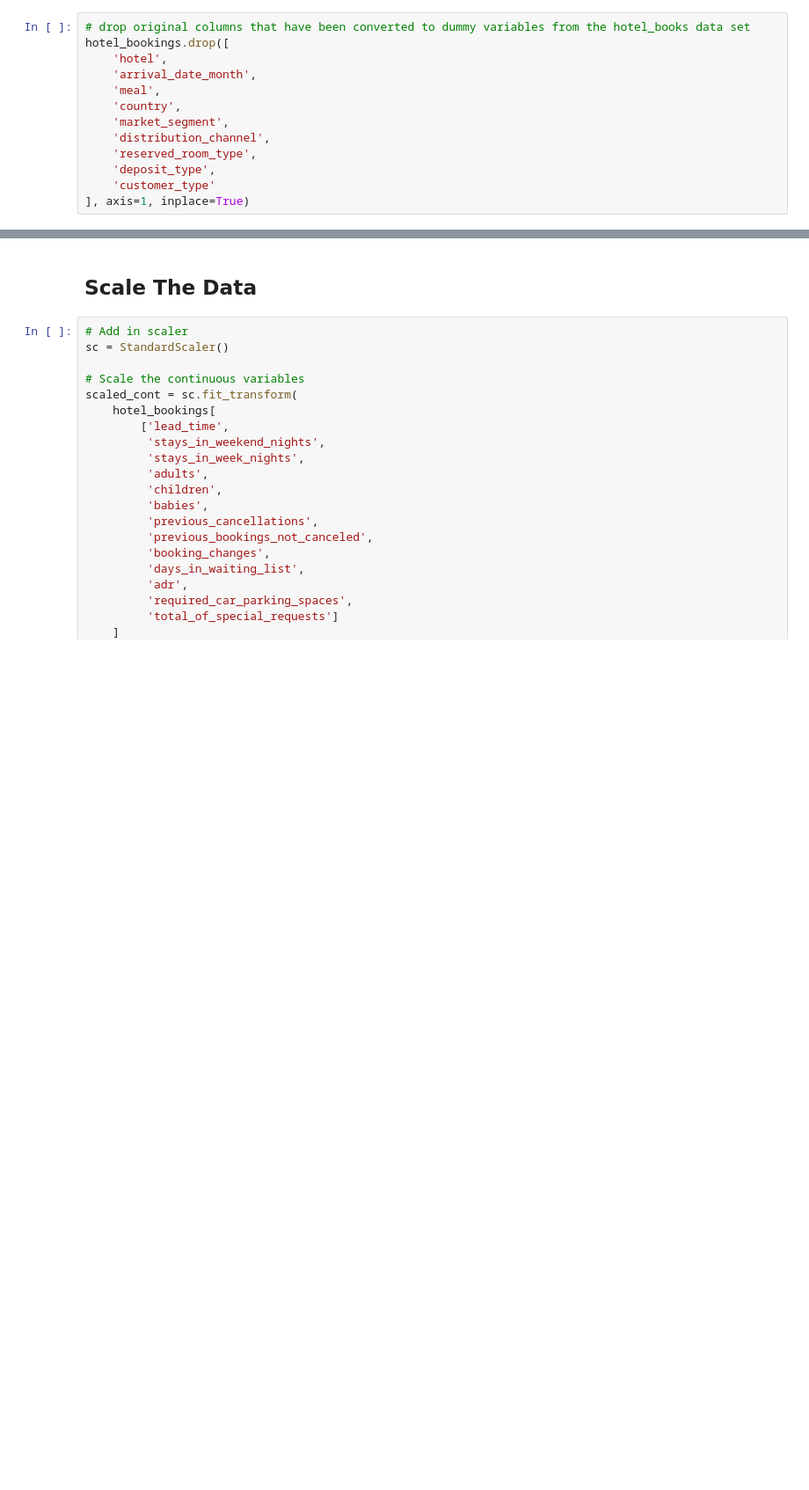
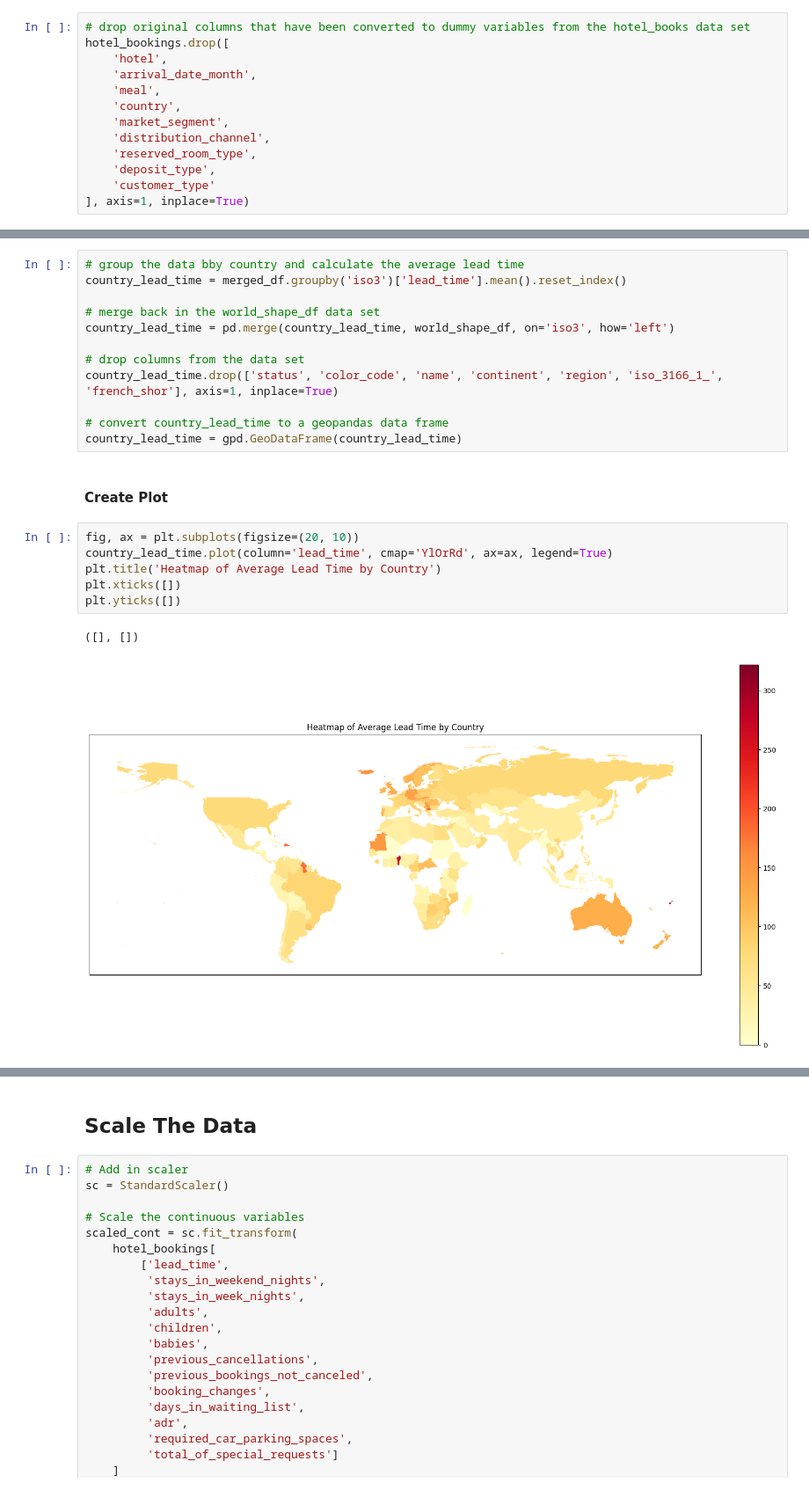
Before and after one commit to TraceGrain1/si618_final_project, a Jupyter notebook: Final_Project_Notebook.ipynb, the cells around one changed output, grey strips where cells are left out. Shown at 88% size. Drawn from its saved outputs; the diff is of its cells as text; blank space fills up the shorter version.

```diff
--- a/Final_Project_Notebook.ipynb
+++ b/Final_Project_Notebook.ipynb
@@ -347,0 +460,23 @@ hotel_bookings.drop([
+# %%
+# group the data bby country and calculate the average lead time
+country_lead_time = merged_df.groupby('iso3')['lead_time'].mean().reset_index()
+
+# merge back in the world_shape_df data set
+country_lead_time = pd.merge(country_lead_time, world_shape_df, on='iso3', how='left')
+
+# drop columns from the data set
+country_lead_time.drop(['status', 'color_code', 'name', 'continent', 'region', 'iso_3166_1_', 'french_shor'], axis=1, inplace=True)
+
+# convert country_lead_time to a geopandas data frame
+country_lead_time = gpd.GeoDataFrame(country_lead_time)
+# %% [markdown]
+#### Create Plot
+# %%
+fig, ax = plt.subplots(figsize=(20, 10))
+country_lead_time.plot(column='lead_time', cmap='YlOrRd', ax=ax, legend=True)
+plt.title('Heatmap of Average Lead Time by Country')
+plt.xticks([])
+plt.yticks([])
+# %% [output]
+([], [])
+[figure, added]
```
Also changed, not shown: parts of 62 cells of this notebook, 4 other files.
